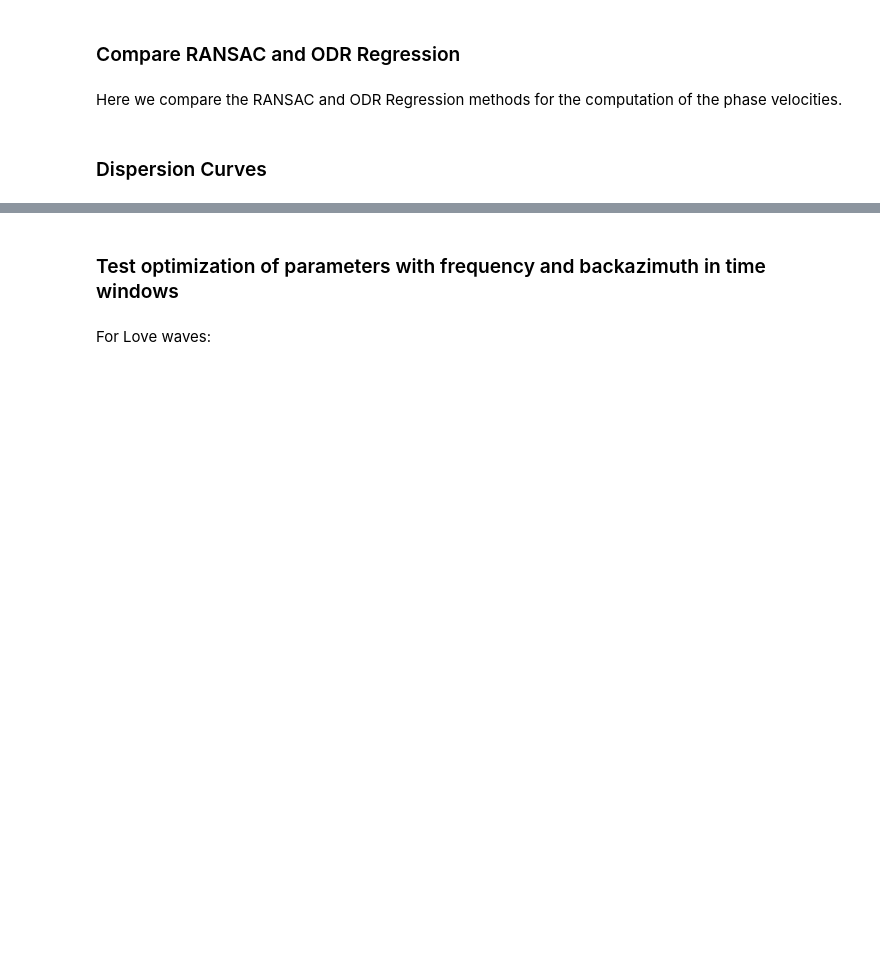
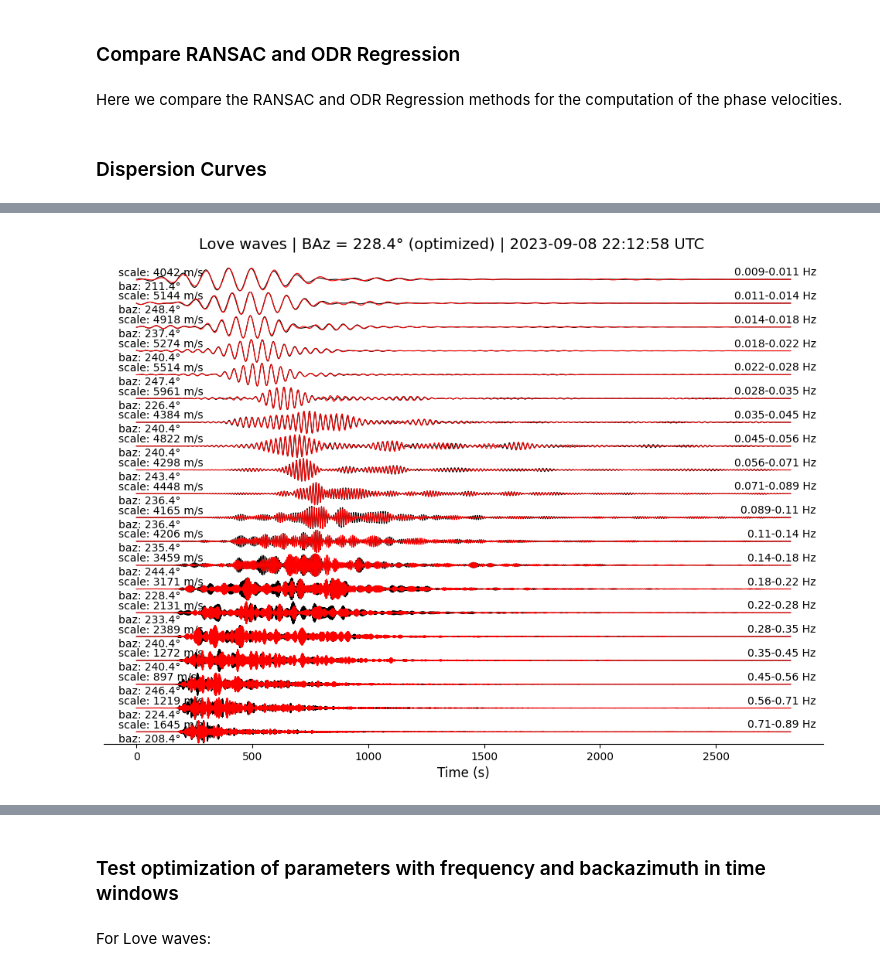
Before and after one commit to andbrocode/SixDegreesOfFreedom, a Jupyter notebook: examples/XROMY_velocity_check.ipynb, the cells around one changed output, grey strips where cells are left out. Saved outputs shown, nothing was run; the diff lists cells and outputs as text; code cells hidden in the pictures; blank space fills up the shorter version.

Commit message:
added plot_trace_dispersion.py

```diff
--- a/examples/XROMY_velocity_check.ipynb
+++ b/examples/XROMY_velocity_check.ipynb
@@ -363,0 +946,14 @@ plt.plot(disp_love['frequencies'], disp_love['velocities'])
+# %%
+fig, disp_love = plot_trace_dispersion(
+    sd_object=sd,
+    wave_type="Love",
+    fmin=0.01,
+    fmax=0.8,
+    fraction_of_octave=3,
+    baz=ev['backazimuth'],
+    figsize=(12, 8),
+    optimized=True,
+    output=True
+)
+# %% [output]
+[figure, added]
```
Also changed, not shown: parts of 12 cells of this notebook, 3 other files.
